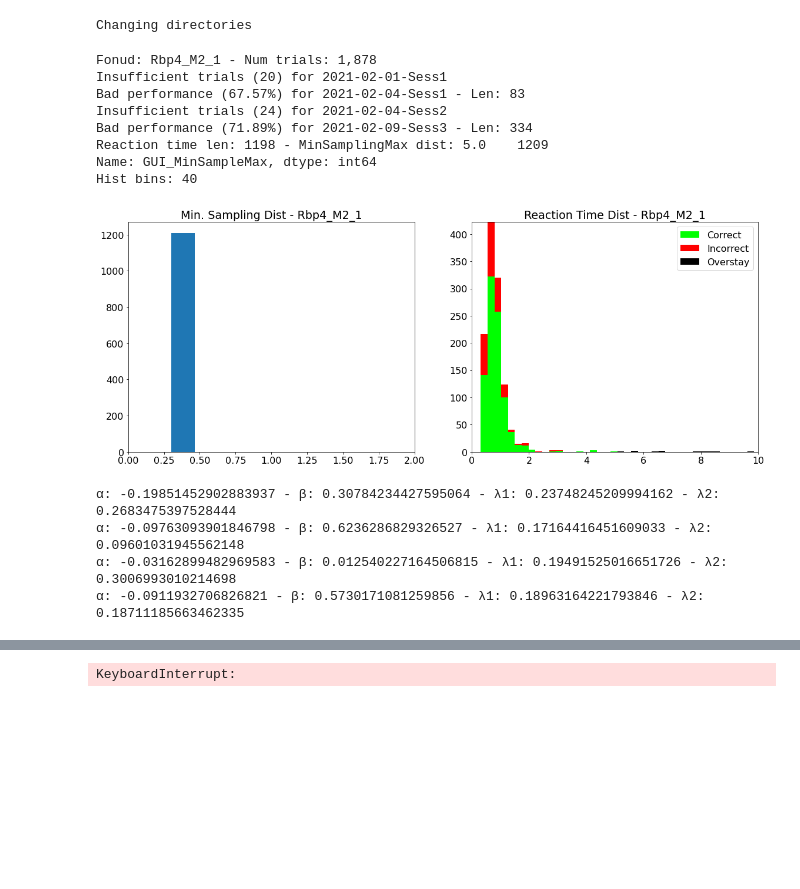
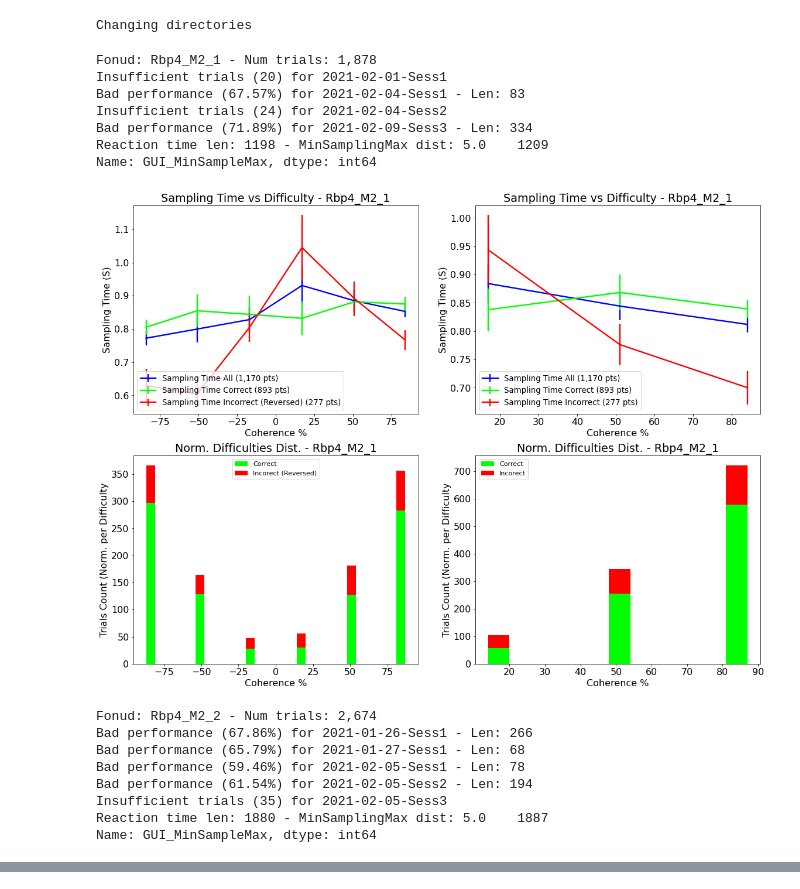
Before and after one commit to marionbosc/Mouse2AFC, a Jupyter notebook: report/evdaccum.ipynb, the cells around one changed output, grey strips where cells are left out. Drawn from its saved outputs; the diff is of its cells as text; code cells hidden in the pictures; blank space fills up the shorter version.

```diff
--- a/report/evdaccum.ipynb
+++ b/report/evdaccum.ipynb
@@ -27,31 +28,38 @@ setup()
 Changing directories
 # %%
 from report.evdaccum.reactiontime import reactionTime, Plots, AllPlots, NoPlots
-from report.evdaccum.evdutils import Kargs
+from report.evdaccum.evdutils import Kargs, GroupBy
 from report.definitions import ExpType
 
-def run():
+def run(df):
   short_long_quantile = 0.3
-  vs_diff_kargs = Kargs(quantile_top_bottom=0, save_figs=False,
-                        exp_type=ExpType.RDK,
-                        #save_prefix="proto/x_VsDiff/")
+  vs_diff_kargs = Kargs(quantile_top_bottom=None, save_figs=False,
+                        exp_type=ExpType.RDK, grpby=GroupBy.Difficulty,
+                        plot_only_all=False,
+                          #save_prefix="proto/x_VsDiff/")
                         save_prefix="proto/ReactionTimeShadlen/")
   import datetime as dt
   # raw_df[(raw_df.Date != dt.date(2021,1,8)) & (raw_df.calcReactionTime < 2)]
-  reactionTime(raw_df, overall_plots=AllPlots & ~Plots.MinSampleDistHist, sess_plots=NoPlots, min_easiest_perf=75,
-               cut_below_trial_num=30, short_long_quantile=short_long_quantile, **vs_diff_kargs)
-run()
+  # AllPlots & ~Plots.MinSampleDistHist
+  # Plots.ReactionTimeVsDiff
+  reactionTime(raw_df, overall_plots=Plots.ReactionTimeVsDiff | Plots.ReactionTimeVsDiffHist,
+               sess_plots=NoPlots, min_easiest_perf=75, cut_below_trial_num=30,
+               short_long_quantile=short_long_quantile, **vs_diff_kargs)
+run(raw_df)
 # %% [output]
 Fonud: Rbp4_M2_1 - Num trials: 1,878
 Insufficient trials (20) for 2021-02-01-Sess1
 Bad performance (67.57%) for 2021-02-04-Sess1 - Len: 83
 Insufficient trials (24) for 2021-02-04-Sess2
 Bad performance (71.89%) for 2021-02-09-Sess3 - Len: 334
 Reaction time len: 1198 - MinSamplingMax dist: 5.0    1209
 Name: GUI_MinSampleMax, dtype: int64
-Hist bins: 40
-[figure, old version]
+[figure, new version]
-α: -0.19851452902883937 - β: 0.30784234427595064 - λ1: 0.23748245209994162 - λ2: 0.2683475397528444
-α: -0.09763093901846798 - β: 0.6236286829326527 - λ1: 0.17164416451609033 - λ2: 0.09601031945562148
-α: -0.03162899482969583 - β: 0.012540227164506815 - λ1: 0.19491525016651726 - λ2: 0.3006993010214698
-α: -0.0911932706826821 - β: 0.5730171081259856 - λ1: 0.18963164221793846 - λ2: 0.18711185663462335
+Fonud: Rbp4_M2_2 - Num trials: 2,674
+Bad performance (67.86%) for 2021-01-26-Sess1 - Len: 266
+Bad performance (65.79%) for 2021-01-27-Sess1 - Len: 68
+Bad performance (59.46%) for 2021-02-05-Sess1 - Len: 78
+Bad performance (61.54%) for 2021-02-05-Sess2 - Len: 194
+Insufficient trials (35) for 2021-02-05-Sess3
+Reaction time len: 1880 - MinSamplingMax dist: 5.0    1887
+Name: GUI_MinSampleMax, dtype: int64
@@ -59 +66,0 @@ Hist bins: 40
-KeyboardInterrupt:
```
Also changed, not shown: parts of 5 cells of this notebook.
